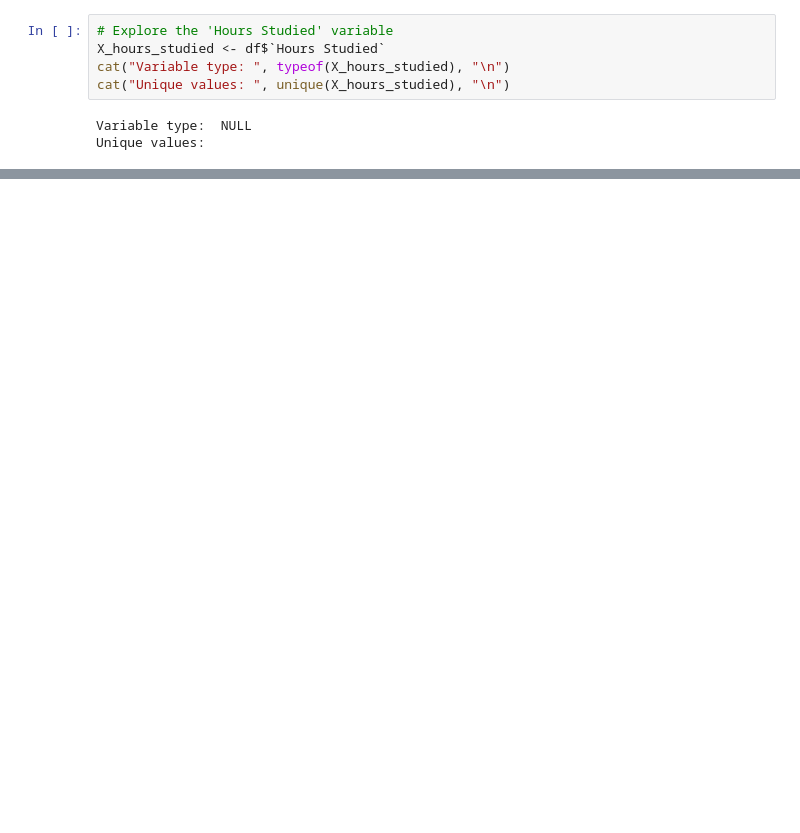
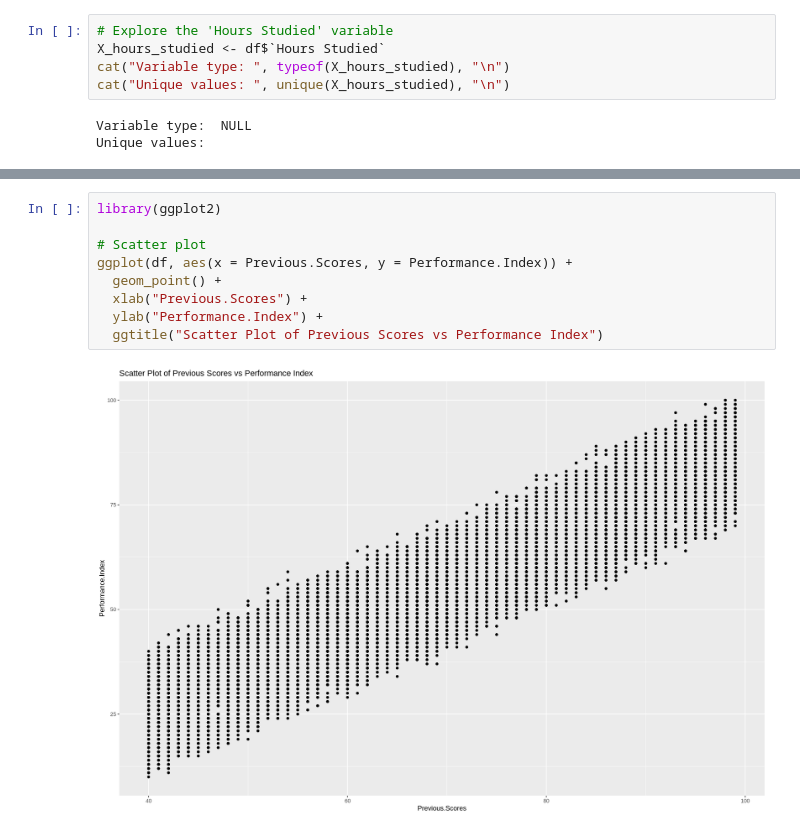
Before and after one commit to PabloNatB/Student-Perfomance-Regression, a Jupyter notebook: Student_Regresion.ipynb, the cells around one changed output, grey strips where cells are left out. Saved outputs shown, nothing was run; the diff lists cells and outputs as text; blank space fills up the shorter version.

```diff
--- a/Student_Regresion.ipynb
+++ b/Student_Regresion.ipynb
@@ -144,0 +185,11 @@ Traceback:
+# %%
+library(ggplot2)
+
+# Scatter plot
+ggplot(df, aes(x = Previous.Scores, y = Performance.Index)) +
+  geom_point() +
+  xlab("Previous.Scores") +
+  ylab("Performance.Index") +
+  ggtitle("Scatter Plot of Previous Scores vs Performance Index")
+# %% [output]
+[figure, added]
```
Also changed, not shown: parts of 28 cells of this notebook.
